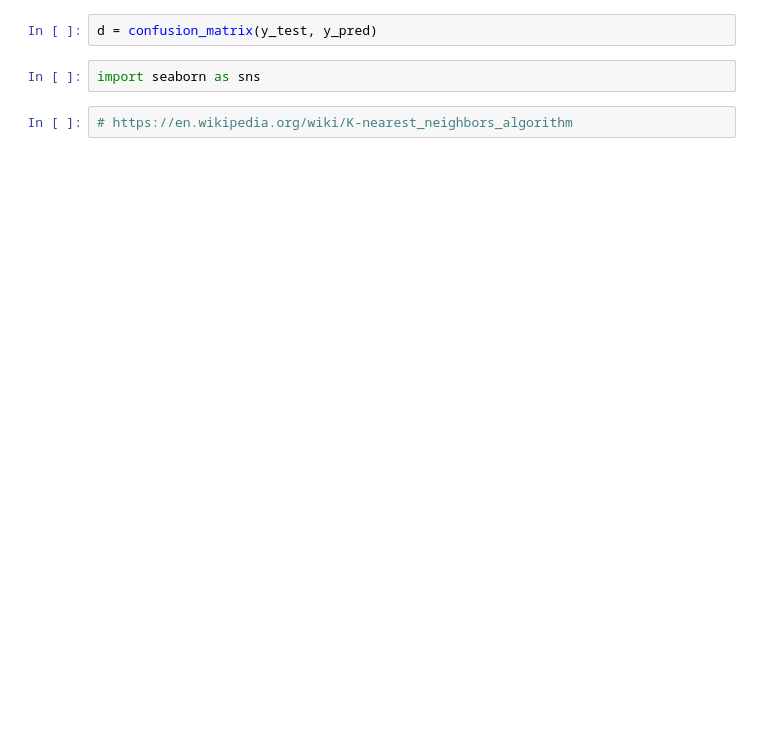
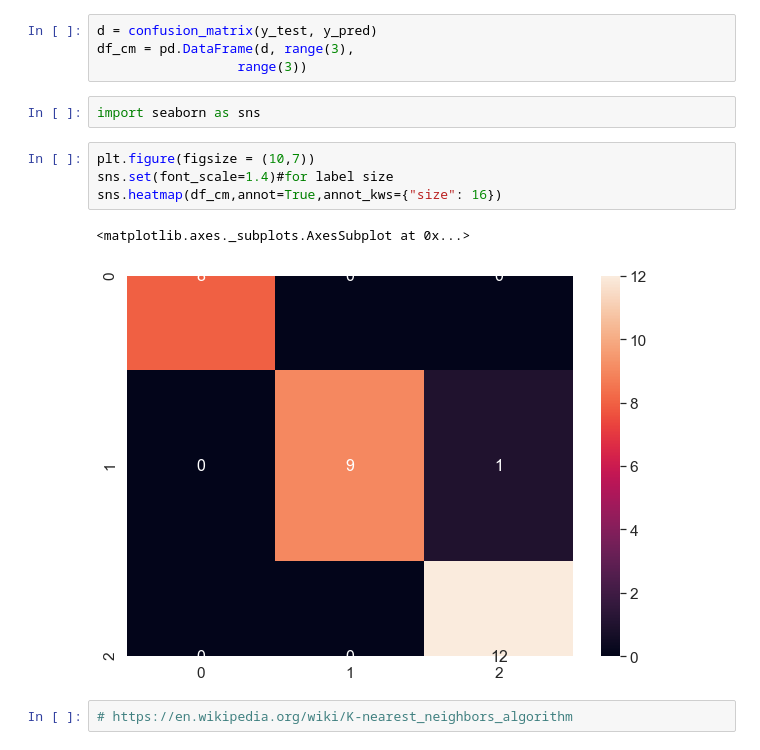
Before and after one commit to rhtm123/DataScience, a Jupyter notebook: 3.1_Classification_KNN.ipynb, the cells around one changed output. Saved outputs shown, nothing was run; the diff lists cells and outputs as text; blank space fills up the shorter version.

```diff
--- a/3.1_Classification_KNN.ipynb
+++ b/3.1_Classification_KNN.ipynb
@@ -89,6 +89,15 @@ Iris-versicolor       0.88      0.88      0.88         8
 # %%
 d = confusion_matrix(y_test, y_pred)
+df_cm = pd.DataFrame(d, range(3),
+                  range(3))
 # %%
 import seaborn as sns
+# %%
+plt.figure(figsize = (10,7))
+sns.set(font_scale=1.4)#for label size
+sns.heatmap(df_cm,annot=True,annot_kws={"size": 16})
+# %% [output]
+<matplotlib.axes._subplots.AxesSubplot at 0x...>
+[figure, added]
 # %%
 # https://en.wikipedia.org/wiki/K-nearest_neighbors_algorithm
```
Also changed, not shown: parts of 5 cells of this notebook, 23 other files.
